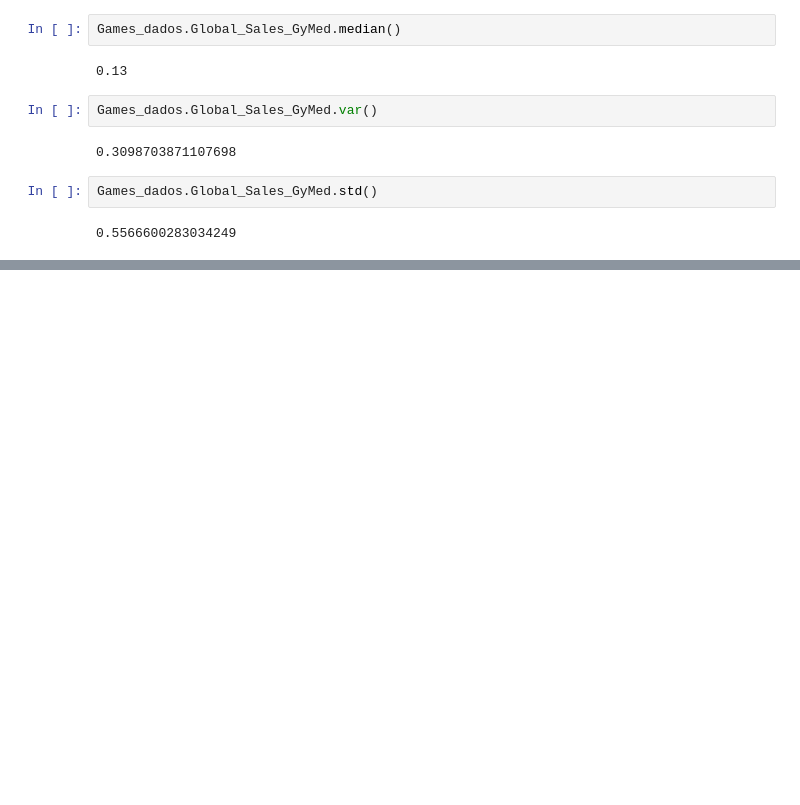
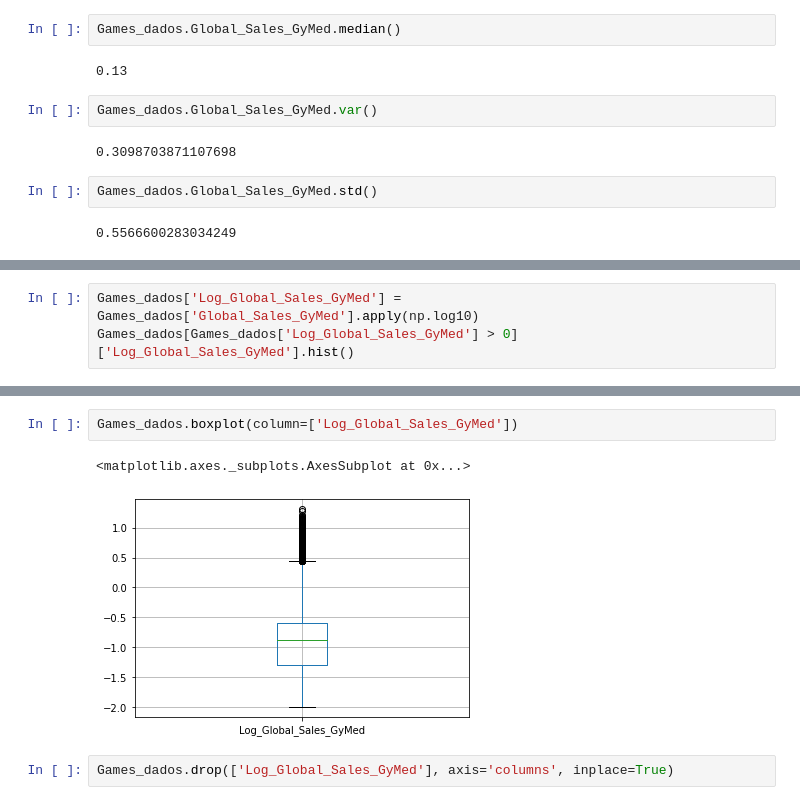
Before and after one commit to Jcss3/Video-Game-Sales, a Jupyter notebook: notebooks/Dados_2019.ipynb, the cells around one changed output, grey strips where cells are left out. Cells and saved outputs as stored; diff of their text form; blank space fills up the shorter version.

```diff
--- a/notebooks/Dados_2019.ipynb
+++ b/notebooks/Dados_2019.ipynb
@@ -754,0 +764,3 @@ Games_dados.Global_Sales_GyMed.std()
+# %%
+Games_dados['Log_Global_Sales_GyMed'] = Games_dados['Global_Sales_GyMed'].apply(np.log10)
+Games_dados[Games_dados['Log_Global_Sales_GyMed'] > 0]['Log_Global_Sales_GyMed'].hist()
@@ -754,0 +770,7 @@ Games_dados.Global_Sales_GyMed.std()
+# %%
+Games_dados.boxplot(column=['Log_Global_Sales_GyMed'])
+# %% [output]
+<matplotlib.axes._subplots.AxesSubplot at 0x...>
+[figure, added]
+# %%
+Games_dados.drop(['Log_Global_Sales_GyMed'], axis='columns', inplace=True)
```
Also changed, not shown: parts of 39 cells of this notebook.
